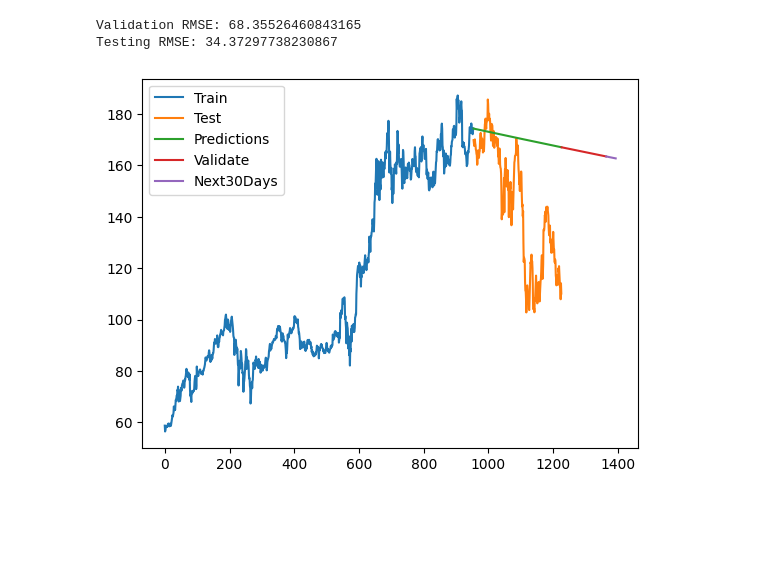
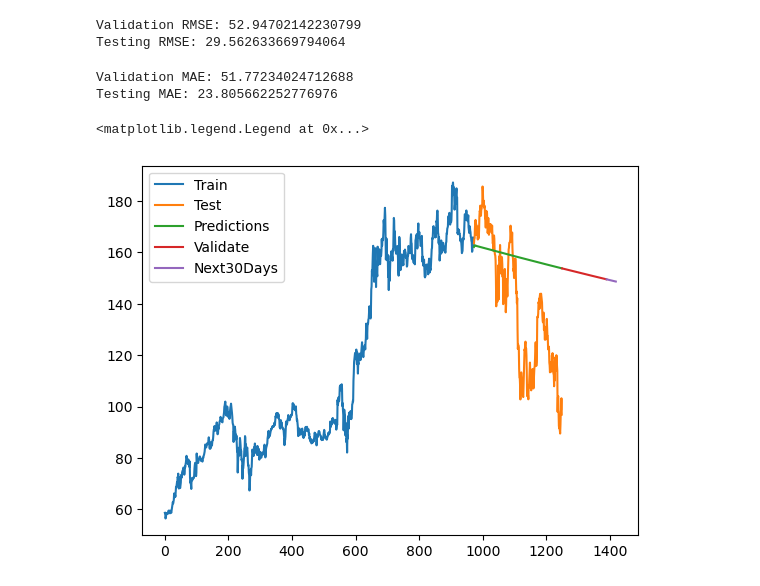
Before and after one commit to QuocTrungNQT/IS403.N21.HTTT_Nhom5, a Jupyter notebook: Model/Dynamic Factor Model.ipynb, the cells around one changed output. Cells and saved outputs as stored; diff of their text form; code cells hidden in the pictures; blank space fills up the shorter version.

Commit message:
Upload Model

```diff
--- a/Model/Dynamic Factor Model.ipynb
+++ b/Model/Dynamic Factor Model.ipynb
@@ -4,26 +4,30 @@ import numpy as np
 import matplotlib.pyplot as plt
 from statsmodels.tsa.statespace.dynamic_factor import DynamicFactor
 from sklearn.preprocessing import MinMaxScaler
+from sklearn.metrics import mean_absolute_error
+
 # Đọc dữ liệu từ file CSV
 df = pd.read_csv('AMZN.csv')
 
 df = df.dropna() # Drop missing values
 df = df.reset_index(drop=True) # Reset the index
 
-
 # Lấy cột "Open", CLose làm biến độc lập
 df = df[['Open','Close']]
 
-# Split the data into training, testing, and validation sets
+#Scaler dữ liệu
+scaler = MinMaxScaler(feature_range=(0, 1))
+
+df1= scaler.fit_transform(df)
+# Chia tập dữ liệu training, testing, and validation sets
 train_size = int(0.7 * len(df))
 test_size = int(0.2 * len(df))
 val_size = len(df) - train_size - test_size
 
-train_data = df[:train_size]
-test_data = df[train_size:train_size+test_size]
-val_data = df[train_size+test_size:]
-
-model = DynamicFactor(train_data, k_factors=1, factor_order=2, error_order=2)
-# train_data
+train_data = df1[:train_size]
+test_data = df1[train_size:train_size+test_size]
+val_data = df1[train_size+test_size:]
+#Xây dụng mô hình
+model = DynamicFactor(train_data, k_factors=1, factor_order=3, error_order=3)
 # Fit the model
 result = model.fit(method='powell', disp=False)
@@ -58,18 +43,42 @@ print(predict_30_days)
+# %%
+#invert dữ liệu
+train_data = scaler.inverse_transform(train_data)
+test_data= scaler.inverse_transform(test_data)
+val_data = scaler.inverse_transform(val_data)
+predict = scaler.inverse_transform(predict)
+predict_val = scaler.inverse_transform(predict_val)
+predict_30_days= scaler.inverse_transform(predict_30_days)
 # %%
+#Tính RMSE
 valid_rmse = np.sqrt(np.mean((predict_val - val_data)**2))
 test_rmse = np.sqrt(np.mean((predict - test_data)**2))
-print('Validation RMSE:', valid_rmse['Open'])
-print('Testing RMSE:', test_rmse['Open'])
+print('Validation RMSE:', valid_rmse)
+print('Testing RMSE:', test_rmse)
 # %% [output]
-Validation RMSE: 68.35526460843165
-Testing RMSE: 34.37297738230867
+Validation RMSE: 52.94702142230799
+Testing RMSE: 29.562633669794064
+# %%
+#Tính MAE
+val_mae= mean_absolute_error(val_data, predict_val)
+test_mae = mean_absolute_error(test_data, predict)
+
+print('Validation MAE:', val_mae)
+print('Testing MAE:', test_mae)
+# %% [output]
+Validation MAE: 51.77234024712688
+Testing MAE: 23.805662252776976
+# %%
+train_data_index= pd.RangeIndex(start=0, stop=train_size, step=1)
+test_data_index = pd.RangeIndex(start=train_size, stop=train_size+test_size, step=1)
+val_data_index = pd.RangeIndex(start=train_size+test_size, stop=train_size+test_size+val_size, step=1)
+predict_30_days_index= pd.RangeIndex(start=train_size+test_size+val_size, stop=train_size+test_size+val_size+30, step=1)
 # %%
-plt.plot(train_data.index, train_data['Open'])
-plt.plot(test_data.index, test_data['Open'])
-plt.plot(test_data.index, predict['Open'])
-plt.plot(val_data.index, predict_val['Open'])
-plt.plot(predict_30_days.index, predict_30_days['Open'])
+plt.plot(train_data_index,train_data[:,0])
+plt.plot(test_data_index,test_data[:,0])
+plt.plot(test_data_index,predict[:,0])
+plt.plot(val_data_index,predict_val[:,0])
+plt.plot(predict_30_days_index,predict_30_days[:,0])
 plt.legend(['Train','Test', 'Predictions','Validate','Next30Days'])
-plt.show()
 # %% [output]
+<matplotlib.legend.Legend at 0x...>
-[figure, old version]
+[figure, new version]
```
Also changed, not shown: parts of 3 cells of this notebook, 2 other files.
